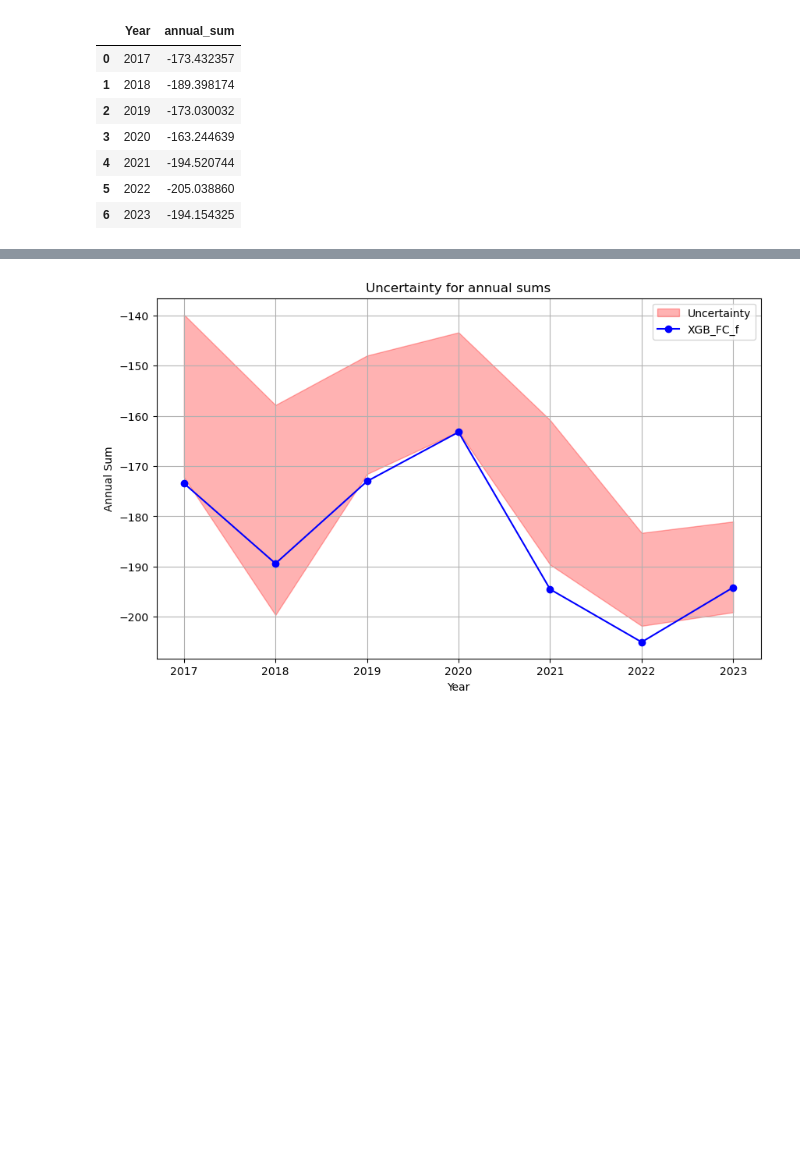
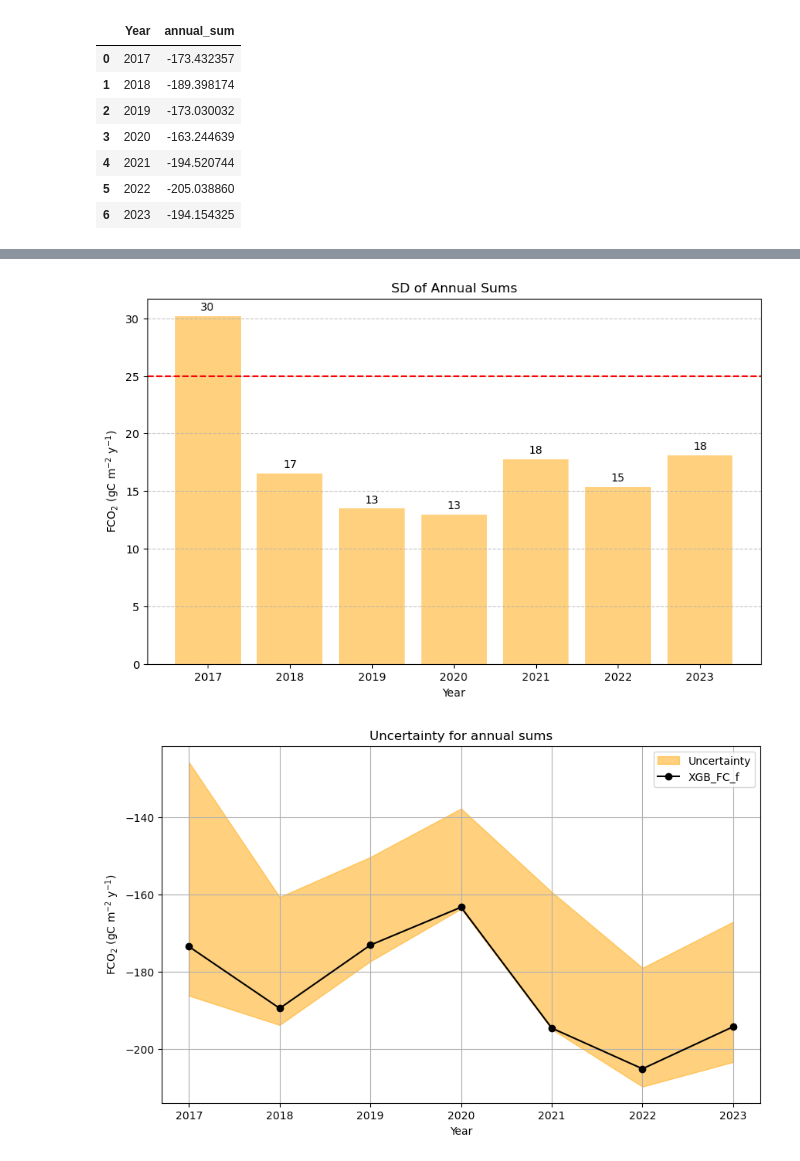
Before and after one commit to YujieLiu666/NEON_gapfill_test, a Jupyter notebook: workflow_XGB.ipynb, the cells around one changed output, grey strips where cells are left out. Cells and saved outputs as stored; diff of their text form; code cells hidden in the pictures; blank space fills up the shorter version.

```diff
--- a/workflow_XGB.ipynb
+++ b/workflow_XGB.ipynb
@@ -152,8 +209,9 @@ Check if you have 'Month' and 'Year' columns in input data!
 boot_datasets = get_synthetic_data(
     original_data=site_data,
     n_bootstrap=20,
-    drop_fraction=0.25,
+    drop_fraction=0.33,
     sample_size= int(0.8 * len(site_data)),
     gapfill_cols= "NEE_for_gapfill",
     random_state=42
 )
+synthetic_predictions = train_on_synthetic_predict(site_data, boot_datasets, predictors, y_col)
@@ -172,9 +228,8 @@ for col in synthetic_predictions.columns:
     agg = cal_FC_annual_sum(
         data=temp_df,
         var_name='Pred',
-        start_year=site_data['Year'].min(),
-        end_year=site_data['Year'].max(),
-        site_data_dir=None,
+        start_year=2017,
+        end_year=2023,
         plot = False
     )
 
@@ -188,25 +243,40 @@ all_annual_sums = pd.concat(annual_sums_list, axis=1)
 years = all_annual_sums.iloc[:, 0]
 annual_values = all_annual_sums.iloc[:, 1::2]  # Every second column is annual_sum
 
-# Compute mean and std across bootstraps for each year
+# Compute mean and std across bootstraps (synthetic datata) for each year
 mean_vals = annual_values.mean(axis=1)
 std_vals = annual_values.std(axis=1)
-
-
-plt.figure(figsize=(10, 6))
-
-# Red shaded area for bootstrap ± SD
-plt.fill_between(years, mean_vals - std_vals, mean_vals + std_vals, color='r', alpha=0.3, label='Uncertainty')
-
-# Plot the original XGB_FC_f predictions as a blue dashed line
-annual_sum_orig = cal_FC_annual_sum(df_pred_FC, var_name='XGB_FC_f', start_year=years.min(), end_year=years.max(), plot=False)
-plt.plot(annual_sum_orig['Year'], annual_sum_orig['annual_sum'], marker='o', linestyle='-', color='b', label='XGB_FC_f')
-
-plt.xlabel('Year')
-plt.ylabel('Annual Sum')
-plt.title('Uncertainty for annual sums')
-plt.legend()
-plt.grid(True)
-plt.show()
-# %% [output]
-[figure, removed]
+# %%
+# Visualise the output
+# plot 1: barplot for SD of annual sums
+plt.figure(figsize=(10, 6))
+bars = plt.bar(years, std_vals, color='orange', alpha=0.5)
+
+# Add SD values as text above each bar
+for bar, sd in zip(bars, std_vals):
+    height = bar.get_height()
+    plt.text(bar.get_x() + bar.get_width()/2, height + 0.01*max(std_vals),  # slightly above the bar
+             f'{sd:.0f}', ha='center', va='bottom', fontsize=10)
+plt.axhline(y=25, color='red', linestyle='--', linewidth=1.5, label='y = 25')
+plt.xlabel('Year')
+plt.ylabel(r'FCO$_2$ (gC m$^{-2}$ y$^{-1}$)')
+plt.title('SD of Annual Sums')
+plt.grid(axis='y', linestyle='--', alpha=0.7)
+plt.show()
+
+# plot 2: annual sums from actual gapfilling vs SD of annual sums
+plt.figure(figsize=(10, 6))
+# Red shaded area for annual sums from synthetic data
+plt.fill_between(years, mean_vals - std_vals, mean_vals + std_vals, color='orange', alpha=0.5, label='Uncertainty')
+# Plot the original XGB_FC_f predictions
+annual_sum_orig = cal_FC_annual_sum(df_pred_FC, var_name='XGB_FC_f', start_year=years.min(), end_year=years.max(), plot=False)
+plt.plot(annual_sum_orig['Year'], annual_sum_orig['annual_sum'], marker='o', linestyle='-', color='black', label='XGB_FC_f')
+plt.xlabel('Year')
+plt.ylabel(r'FCO$_2$ (gC m$^{-2}$ y$^{-1}$)')
+plt.title('Uncertainty for annual sums')
+plt.legend()
+plt.grid(True)
+plt.show()
+# %% [output]
+[figure, added]
+[figure, added]
```
Also changed, not shown: parts of 9 cells of this notebook, 6 other files.
